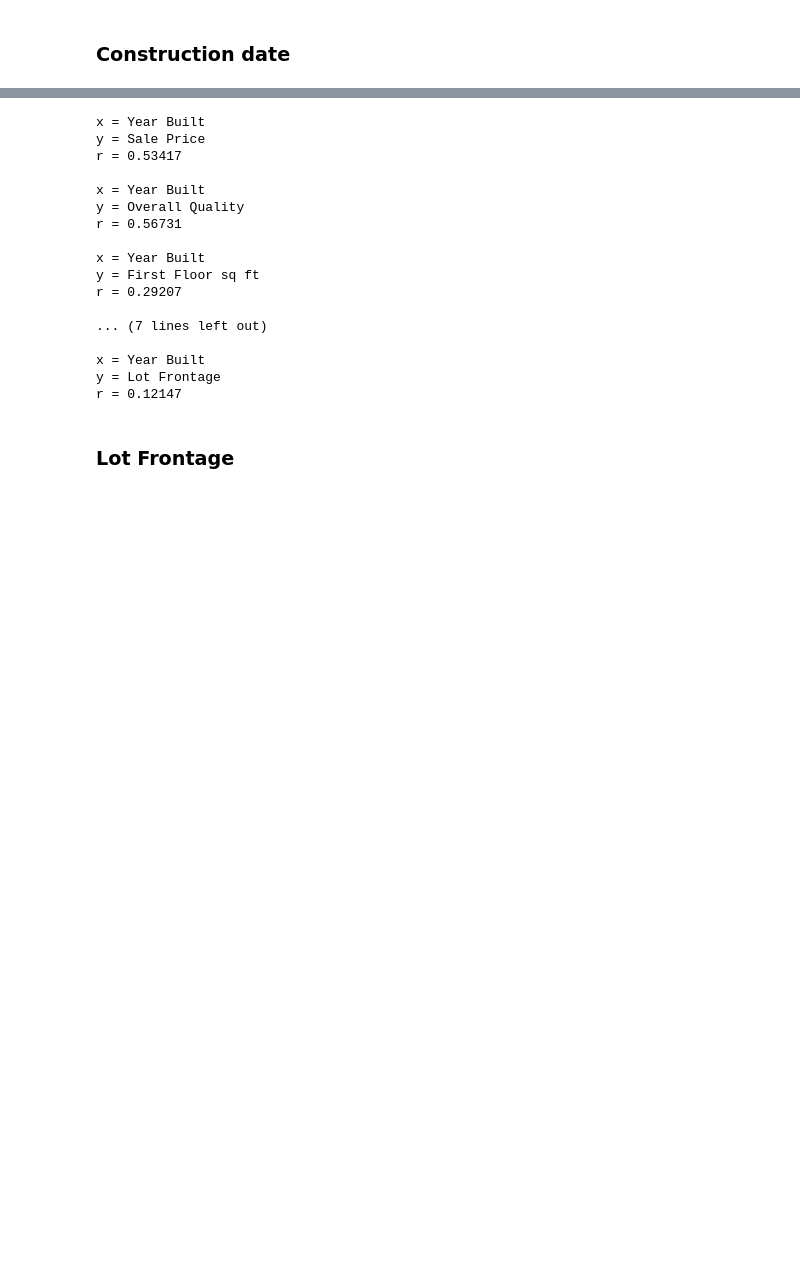
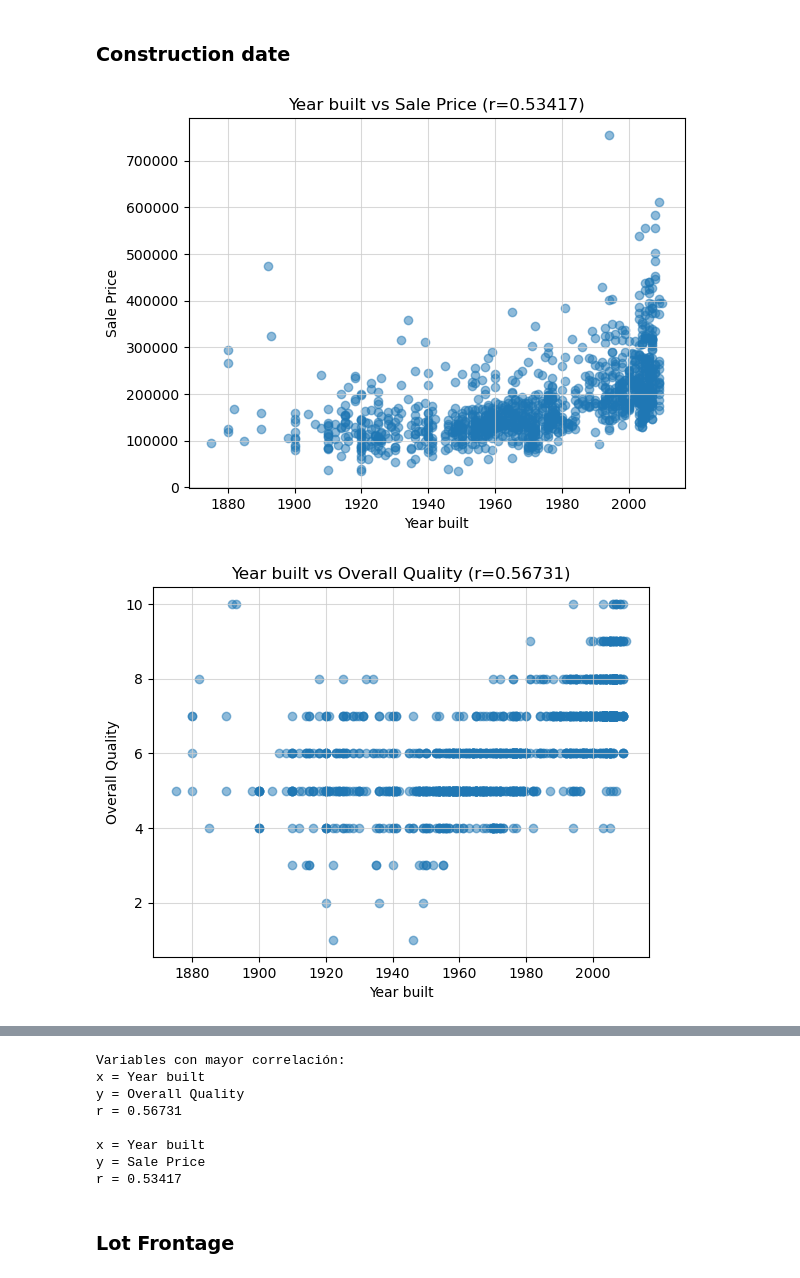
Before and after one commit to SirJose/Proyecto1, a Jupyter notebook: Proyecto1.ipynb, the cells around one changed output, grey strips where cells are left out. Saved outputs shown, nothing was run; the diff lists cells and outputs as text; code cells hidden in the pictures; blank space fills up the shorter version.

```diff
--- a/Proyecto1.ipynb
+++ b/Proyecto1.ipynb
@@ -319,5 +311,7 @@ r = 0.34101
 # %% [markdown]
 ### Construction date
 # %%
-printCorrelations(yearbuilt, "Year Built")
+printCorrelations(yearbuilt,4)
 # %% [output]
+[figure, added]
+[figure, added]
@@ -324,20 +321,11 @@ printCorrelations(yearbuilt, "Year Built")
-x = Year Built
-y = Sale Price
-r = 0.53417
-
-x = Year Built
+Variables con mayor correlación:
+x = Year built
 y = Overall Quality
 r = 0.56731
 
-x = Year Built
-y = First Floor sq ft
-r = 0.29207
-
-... (7 lines left out)
-
-x = Year Built
-y = Lot Frontage
-r = 0.12147
+x = Year built
+y = Sale Price
+r = 0.53417
 # %% [markdown]
 ### Lot Frontage
 # %%
```
Also changed, not shown: parts of 8 cells of this notebook.
